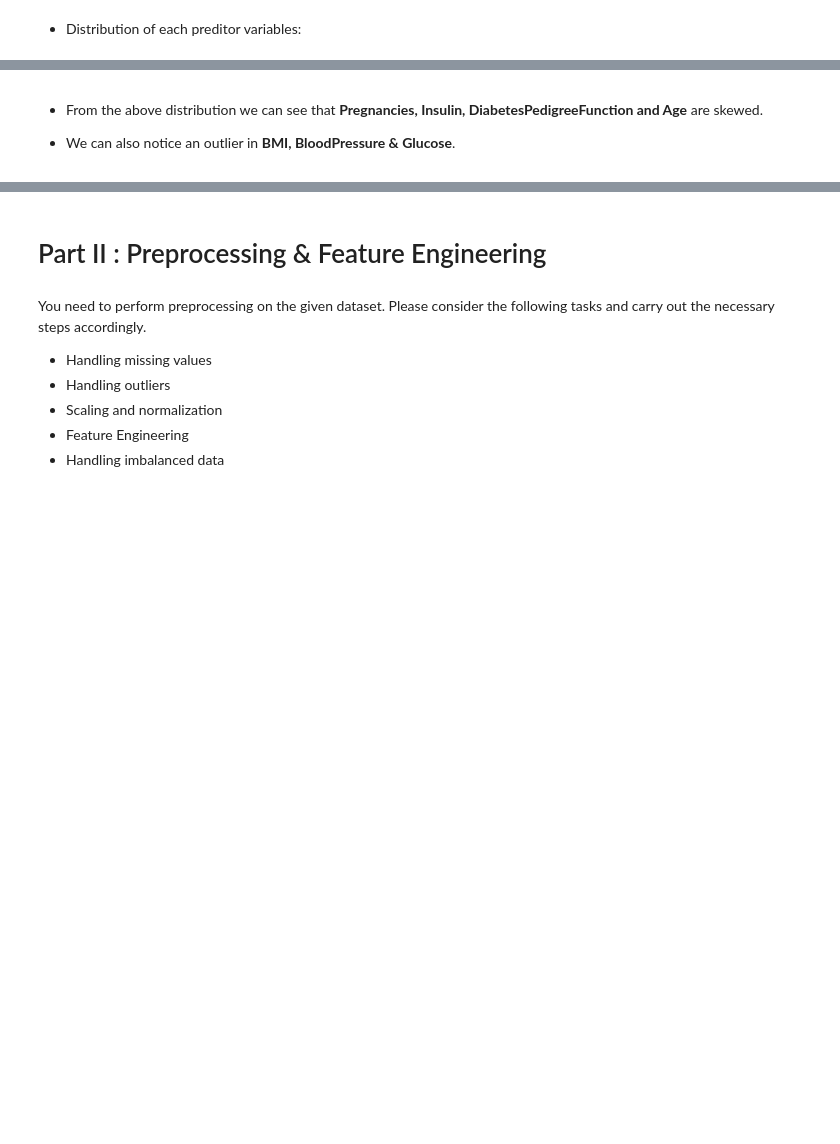
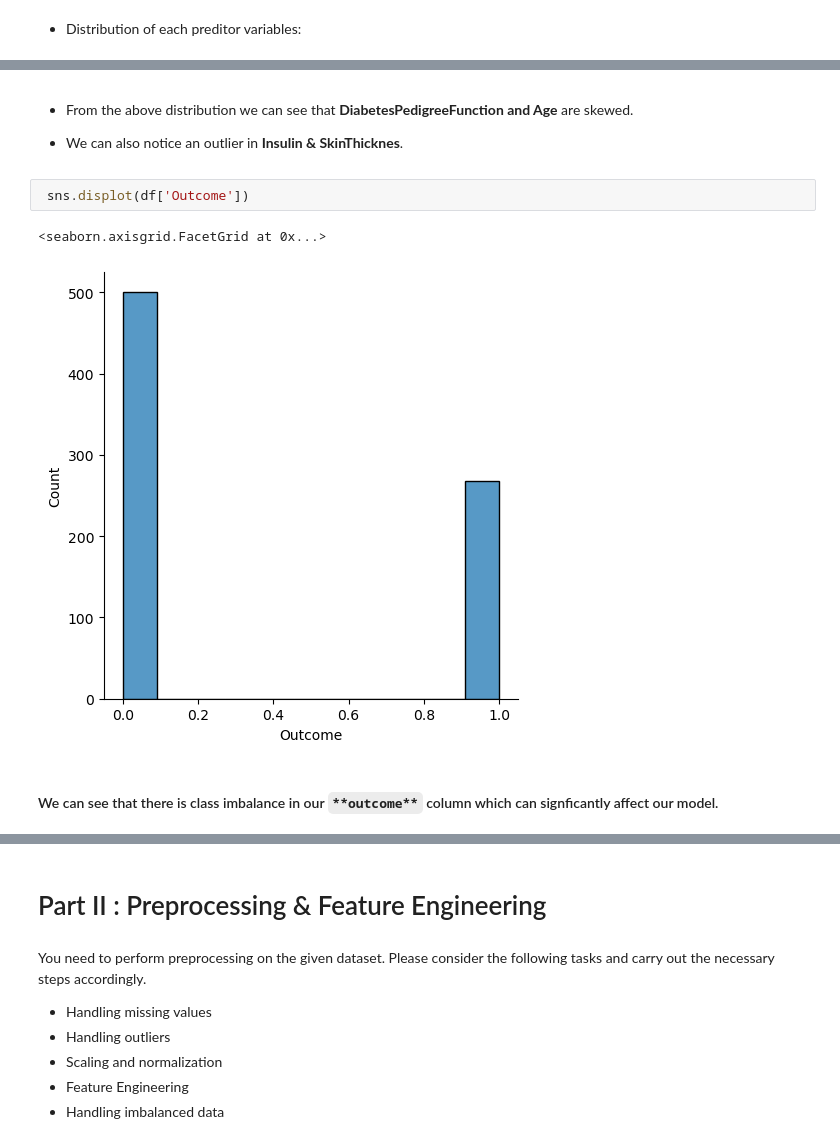
Before and after one commit to Tesfalem1983/Project--ML-Supervised-Learning, a Jupyter notebook: Supervised Learning - Project.ipynb, the cells around one changed output, grey strips where cells are left out. Cells and saved outputs as stored; diff of their text form; blank space fills up the shorter version.

```diff
--- a/Supervised Learning - Project.ipynb
+++ b/Supervised Learning - Project.ipynb
@@ -122,10 +149,16 @@ for column in Pred_var:
 [figure]
 [figure]
 # %% [markdown]
-- From the above distribution we can see that **Pregnancies, Insulin,
-DiabetesPedigreeFunction and Age** are skewed.
+- From the above distribution we can see that **DiabetesPedigreeFunction and Age** are skewed.
 
-- We can also notice an outlier in **BMI, BloodPressure & Glucose**.
+- We can also notice an outlier in **Insulin & SkinThicknes**.
+# %%
+ sns.displot(df['Outcome'])
+# %% [output]
+<seaborn.axisgrid.FacetGrid at 0x...>
+[figure, added]
+# %% [markdown]
+####  We can see that there is class imbalance in our `**outcome**` column which can signficantly affect our model.
 # %%
 # Using a heatmap to observe the correlations between various predictor variables and also predictor & outcome.
 corr_matrix = df.corr()
```
Also changed, not shown: parts of 23 cells of this notebook.
